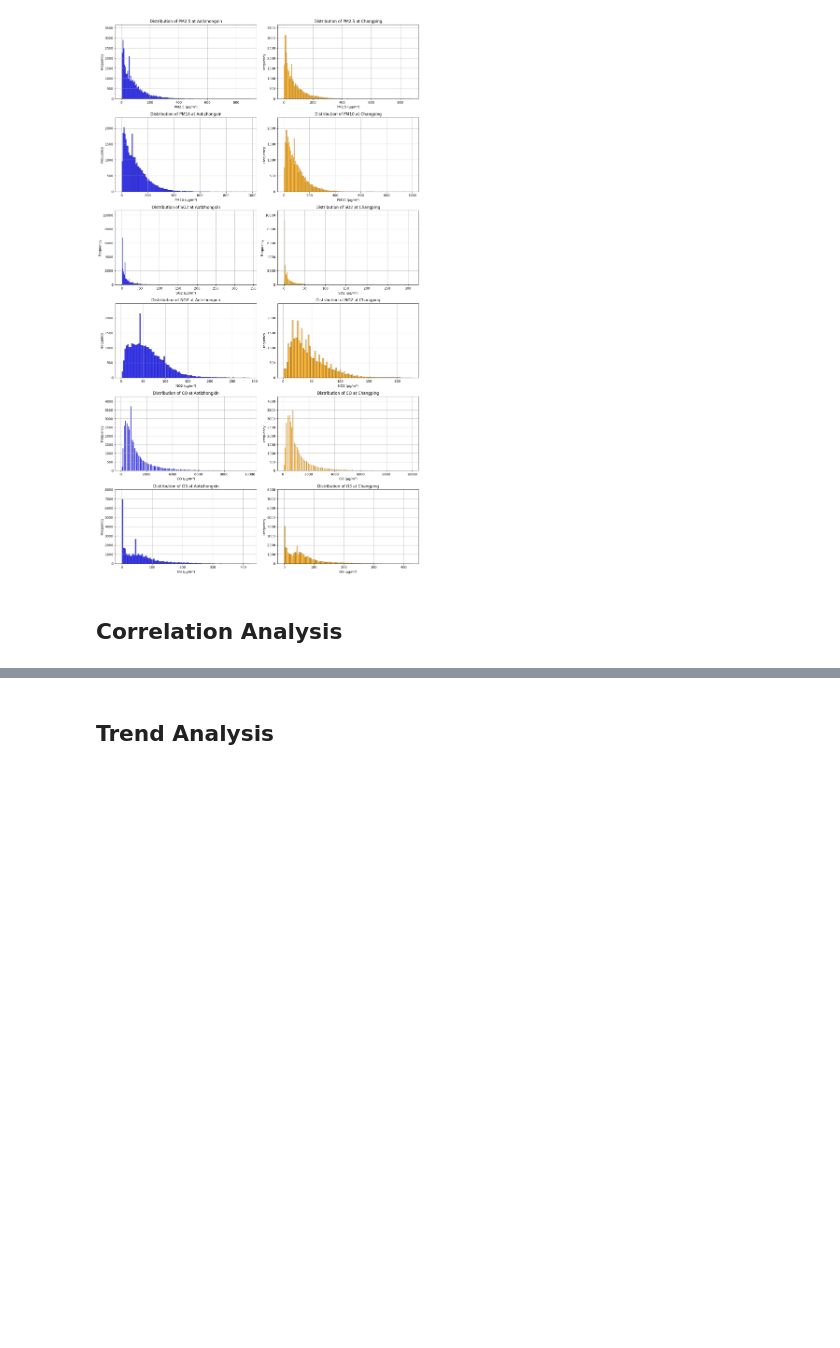
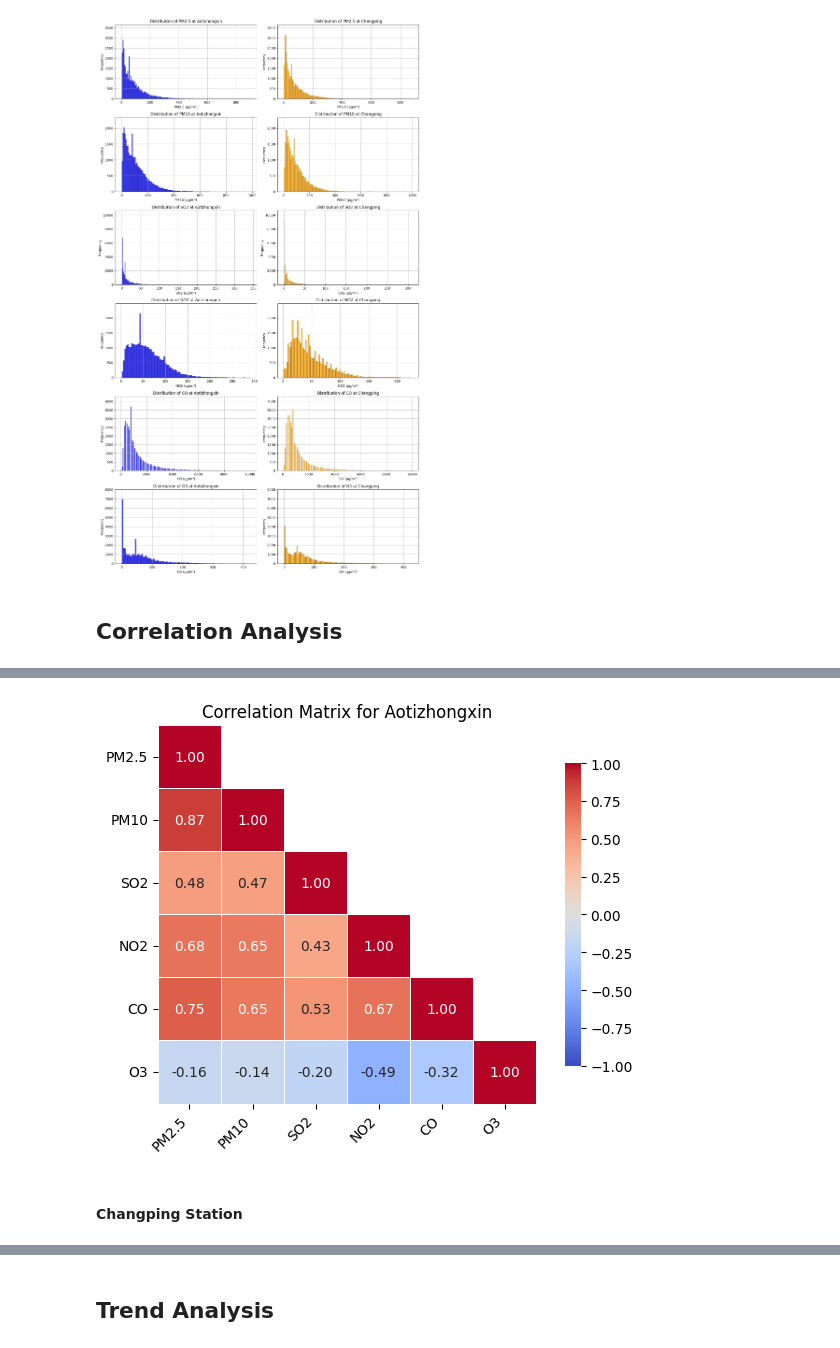
Before and after one commit to pariaighanian/Environmental_Data_Analytics, a Jupyter notebook: main.ipynb, the cells around one changed output, grey strips where cells are left out. Saved outputs shown, nothing was run; the diff lists cells and outputs as text; code cells hidden in the pictures; blank space fills up the shorter version.

Commit message:
corr matrix

```diff
--- a/main.ipynb
+++ b/main.ipynb
@@ -277,0 +299,30 @@ plt.show()
+# %%
+def visualize_correlation_matrix(correlation_matrix, station):
+
+
+    # Mask for the upper triangle (exclude the diagonal)
+    mask = np.triu(np.ones_like(correlation_matrix, dtype=bool), k=1)
+
+    # Create the heatmap
+    sns.heatmap(correlation_matrix,
+                annot=True,
+                fmt='.2f',
+                cmap='coolwarm',
+                mask=mask,
+                cbar_kws={"shrink": .8},
+                linewidths=0.5,
+                linecolor='white',
+                square=True,
+                vmax=1,
+                vmin=-1)
+
+    # Titles and labels
+    plt.title(f'Correlation Matrix for {station}')
+    plt.xticks(rotation=45, ha='right')
+    plt.yticks(rotation=0)
+
+    # Improve layout
+    plt.tight_layout()
+
+    # Show the plot
+    plt.show()
@@ -277,0 +331,9 @@ plt.show()
+# %%
+station_A = stations[0]
+correlation_matrix_A, p_values_A = correlation_analysis(filtered_df[filtered_df.station==station_A], parameters)
+# Print the results for the current station
+print(f"\nCorrelation Matrix for {station_A}:")
+print(correlation_matrix_A)
+
+print(f"\nP-Values Matrix for {station_A}:")
+print(p_values_A)
@@ -277,0 +358,6 @@ plt.show()
+# %%
+visualize_correlation_matrix(correlation_matrix_A, station_A)
+# %% [output]
+[figure, added]
+# %% [markdown]
+#### Changping Station
```
Also changed, not shown: parts of 6 cells of this notebook.
